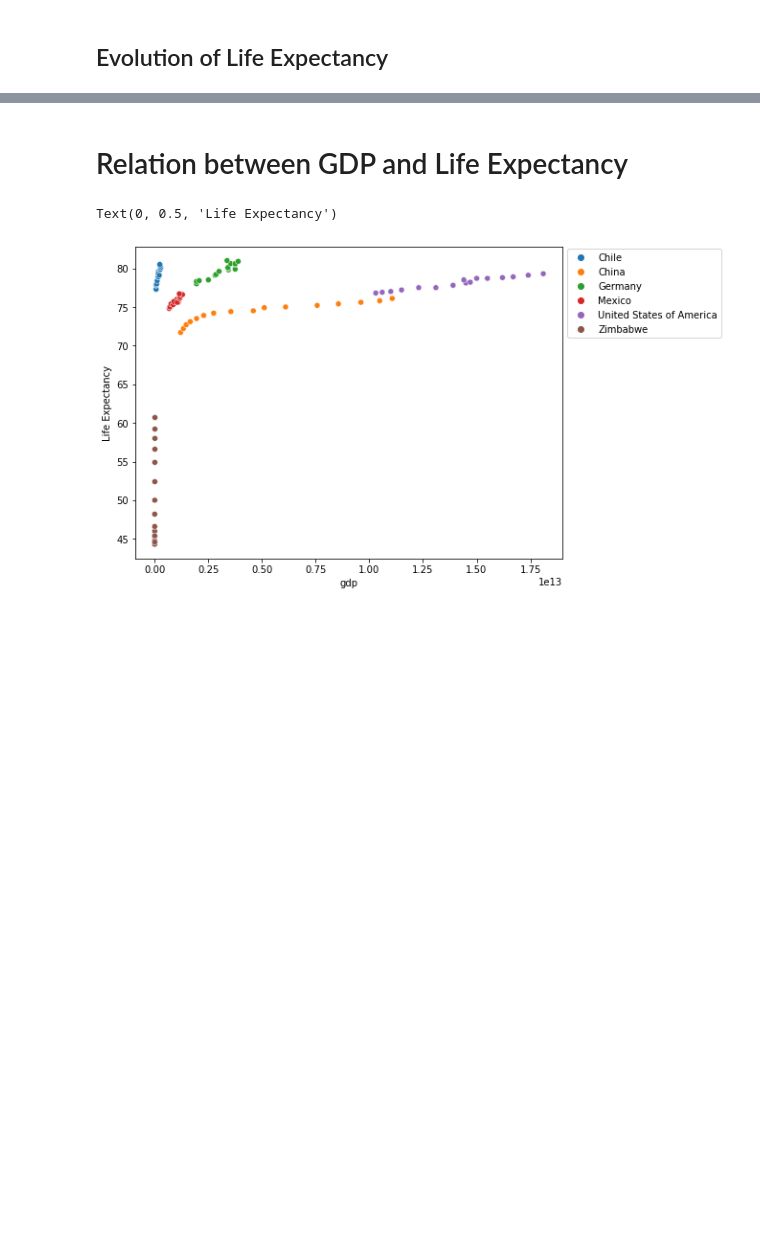
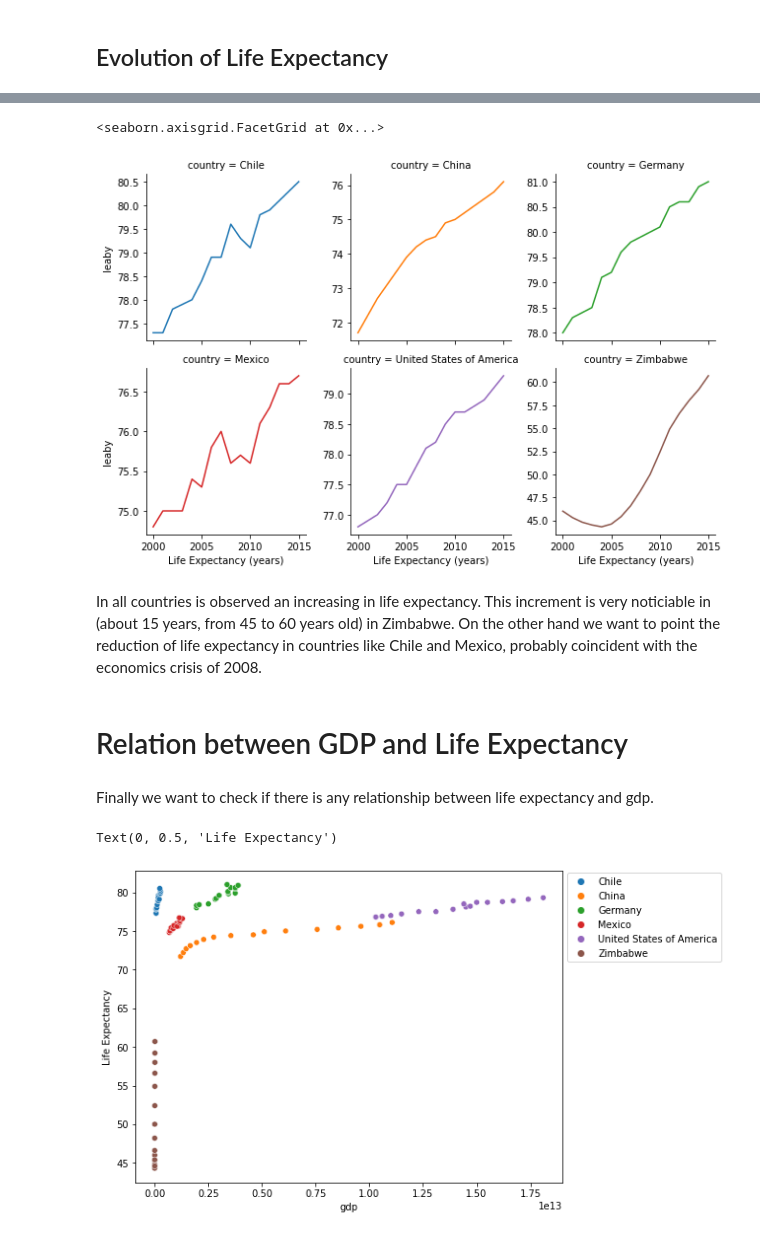
Before and after one commit to javierunix/codeacademy_datascience_path, a Jupyter notebook: Life-Expectancy-and-GDP-Starter/life_expectancy_gdp.ipynb, the cells around one changed output, grey strips where cells are left out. Saved outputs shown, nothing was run; the diff lists cells and outputs as text; code cells hidden in the pictures; blank space fills up the shorter version.

```diff
--- a/Life-Expectancy-and-GDP-Starter/life_expectancy_gdp.ipynb
+++ b/Life-Expectancy-and-GDP-Starter/life_expectancy_gdp.ipynb
@@ -266,4 +272,15 @@ Text(0, 0.5, 'Life Expectancy')
+# %%
+grid = sns.FacetGrid(df, col="country", hue='country', col_wrap=3, sharey=False)
+
+grid.map(sns.lineplot, 'year', 'leaby').set_axis_labels('Life Expectancy (years)')
+# %% [output]
+<seaborn.axisgrid.FacetGrid at 0x...>
+[figure, added]
+# %% [markdown]
+In all countries is observed an increasing in life expectancy. This increment is very noticiable in (about 15 years, from 45 to 60 years old) in Zimbabwe. On the other hand we want to point the reduction of life expectancy in countries like Chile and Mexico, probably coincident with the economics crisis of 2008.
 # %% [markdown]
 # Relation between GDP and Life Expectancy
+# %% [markdown]
+Finally we want to check if there is any relationship between life expectancy and gdp.
 # %%
 plt.figure(figsize=(8, 6))
```
Also changed, not shown: parts of 11 cells of this notebook.
